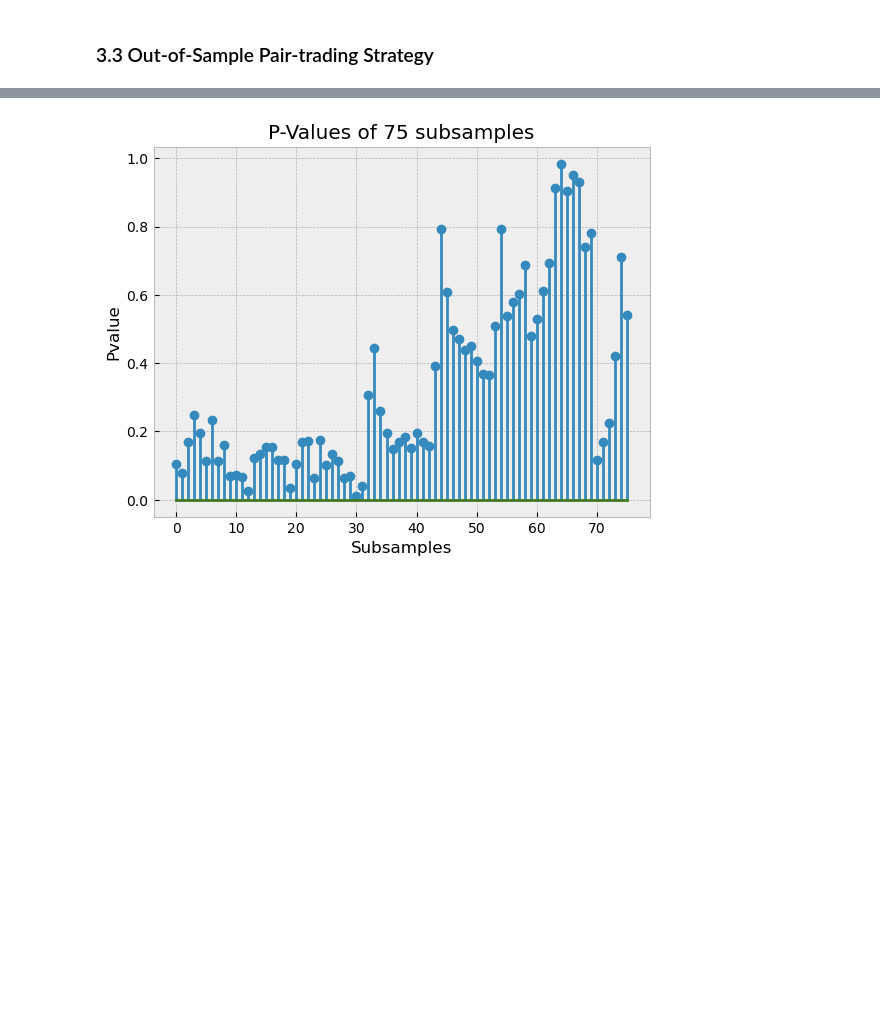
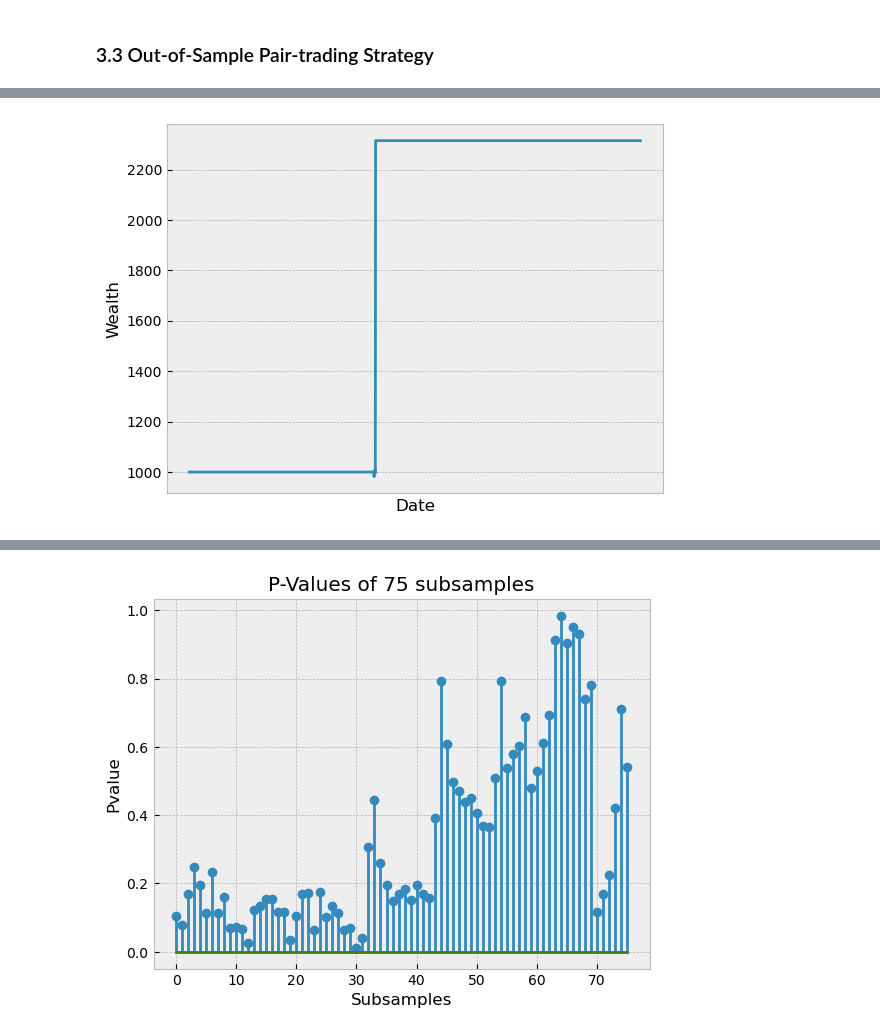
Before and after one commit to victoriawong1123/emf_project2, a Jupyter notebook: emf_project2.ipynb, the cells around one changed output, grey strips where cells are left out. Cells and saved outputs as stored; diff of their text form; code cells hidden in the pictures; blank space fills up the shorter version.

```diff
--- a/emf_project2.ipynb
+++ b/emf_project2.ipynb
@@ -1323 +1347,10 @@ print(profit_coint, lowest_ws_coint, max_ws_coint, final_wealth_coint)
+# %%
+ax = plt.gca()
+ax.plot(Wt_coint_res)
+plt.ylabel('Wealth')
+plt.xlabel('Date')
+plt.xticks([])
+plt.savefig('rollingcoint.pdf')
+# %% [output]
+[figure, added]
 # %%
```
Also changed, not shown: parts of 14 cells of this notebook, 13 other files.
